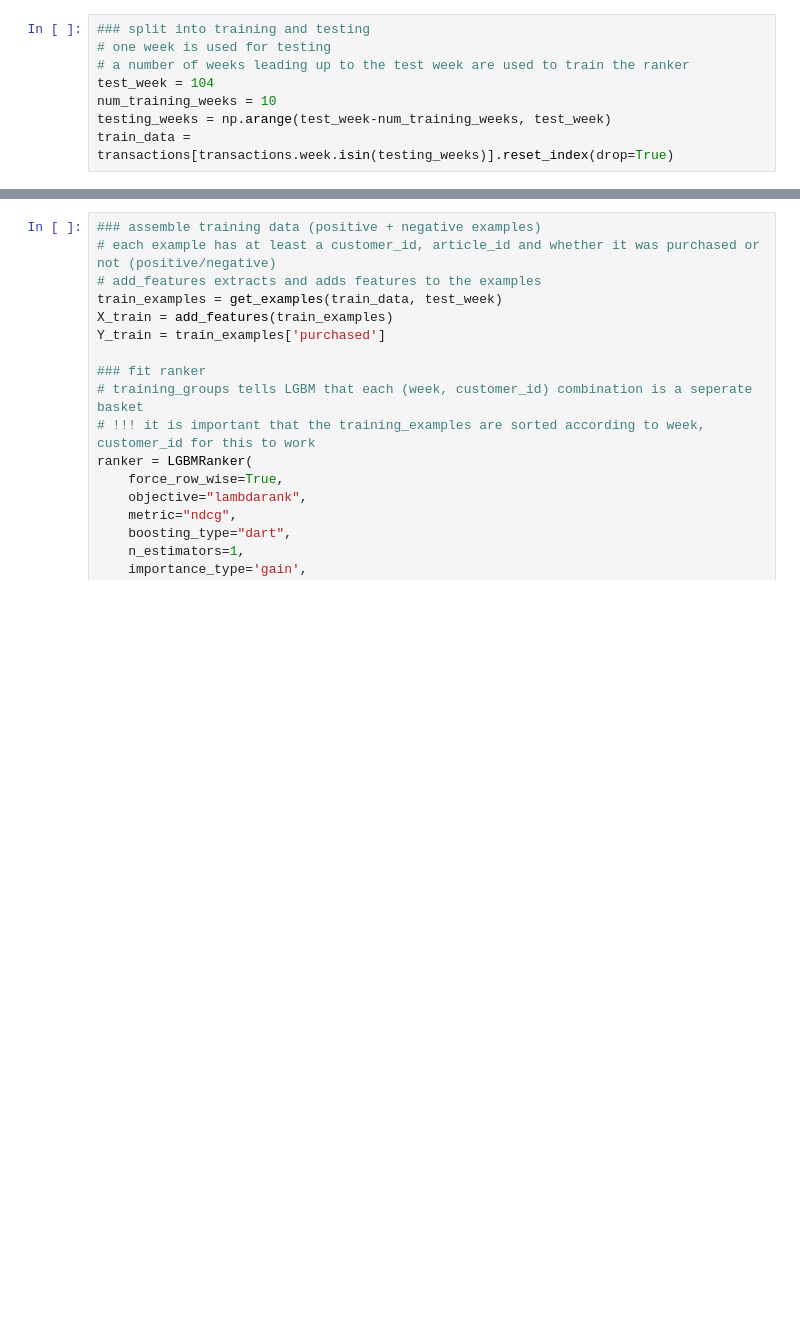
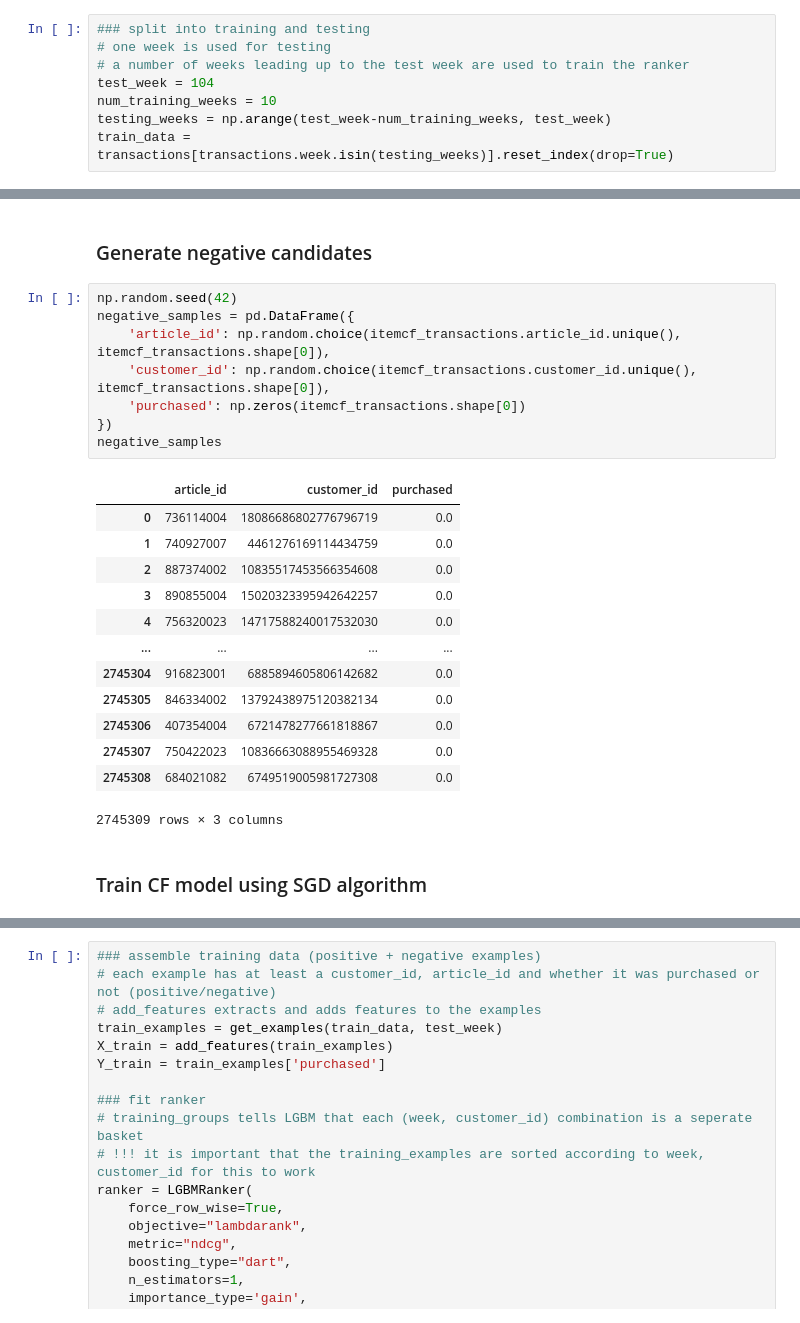
Before and after one commit to LienM/ai-project-23-24, a Jupyter notebook: IliasAhmindach/Research-Question/RQ1.ipynb, the cells around one changed output, grey strips where cells are left out. Saved outputs shown, nothing was run; the diff lists cells and outputs as text; blank space fills up the shorter version.

```diff
--- a/IliasAhmindach/Research-Question/RQ1.ipynb
+++ b/IliasAhmindach/Research-Question/RQ1.ipynb
@@ -179,0 +201,26 @@ Epoch: 1
+# %% [markdown]
+### Generate negative candidates
+# %%
+np.random.seed(42)
+negative_samples = pd.DataFrame({
+    'article_id': np.random.choice(itemcf_transactions.article_id.unique(), itemcf_transactions.shape[0]),
+    'customer_id': np.random.choice(itemcf_transactions.customer_id.unique(), itemcf_transactions.shape[0]),
+    'purchased': np.zeros(itemcf_transactions.shape[0])
+})
+negative_samples
+# %% [output]
+|  | article_id | customer_id | purchased |
+| 0 | 736114004 | 18086686802776796719 | 0.0 |
+| 1 | 740927007 | 4461276169114434759 | 0.0 |
+| 2 | 887374002 | 10835517453566354608 | 0.0 |
+| 3 | 890855004 | 15020323395942642257 | 0.0 |
+| 4 | 756320023 | 14717588240017532030 | 0.0 |
+| ... | ... | ... | ... |
+| 2745304 | 916823001 | 6885894605806142682 | 0.0 |
+| 2745305 | 846334002 | 13792438975120382134 | 0.0 |
+| 2745306 | 407354004 | 6721478277661818867 | 0.0 |
+| 2745307 | 750422023 | 10836663088955469328 | 0.0 |
+| 2745308 | 684021082 | 6749519005981727308 | 0.0 |
+2745309 rows × 3 columns
+# %% [markdown]
+### Train CF model using SGD algorithm
```
Also changed, not shown: parts of 12 cells of this notebook, 4 other files.
